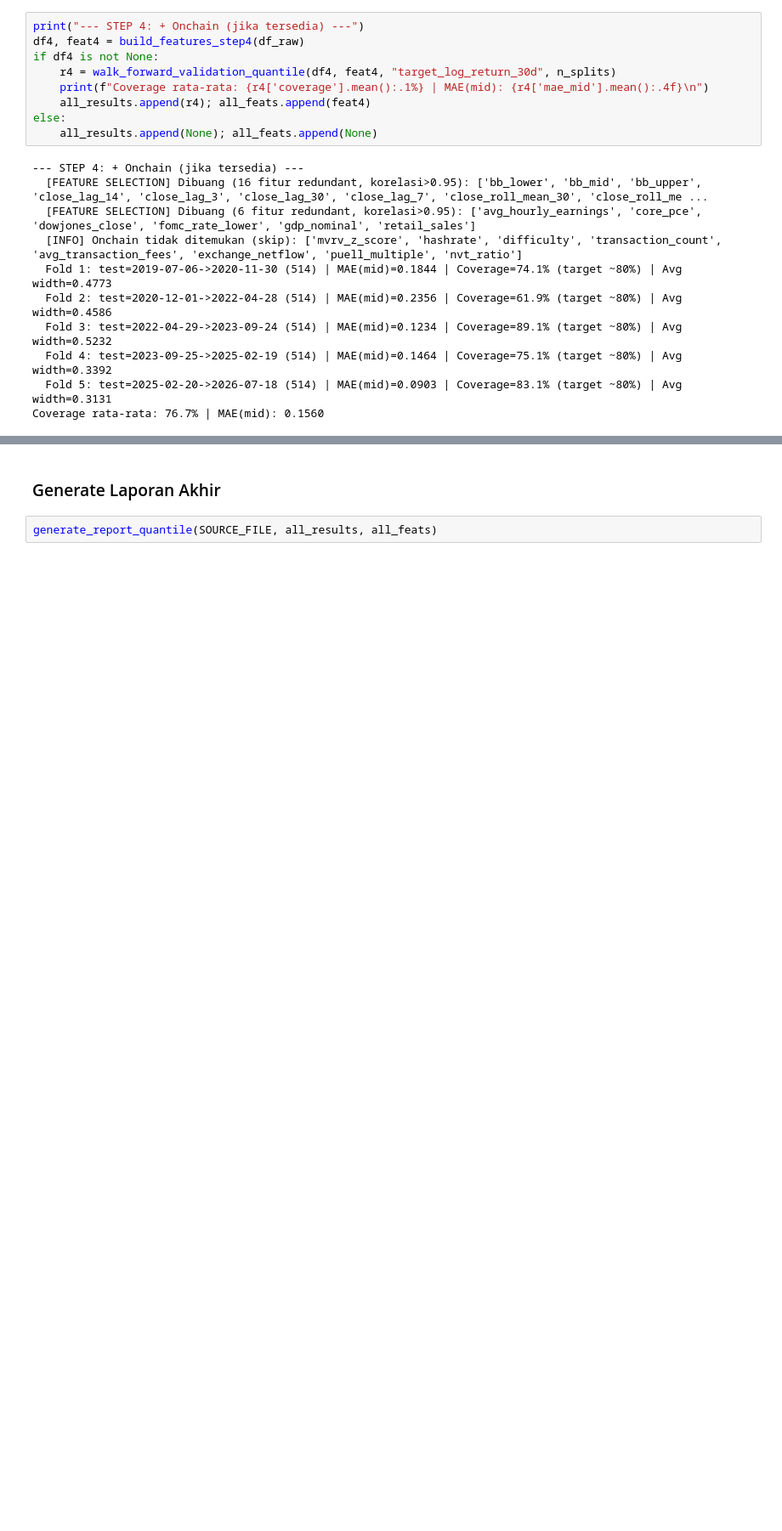
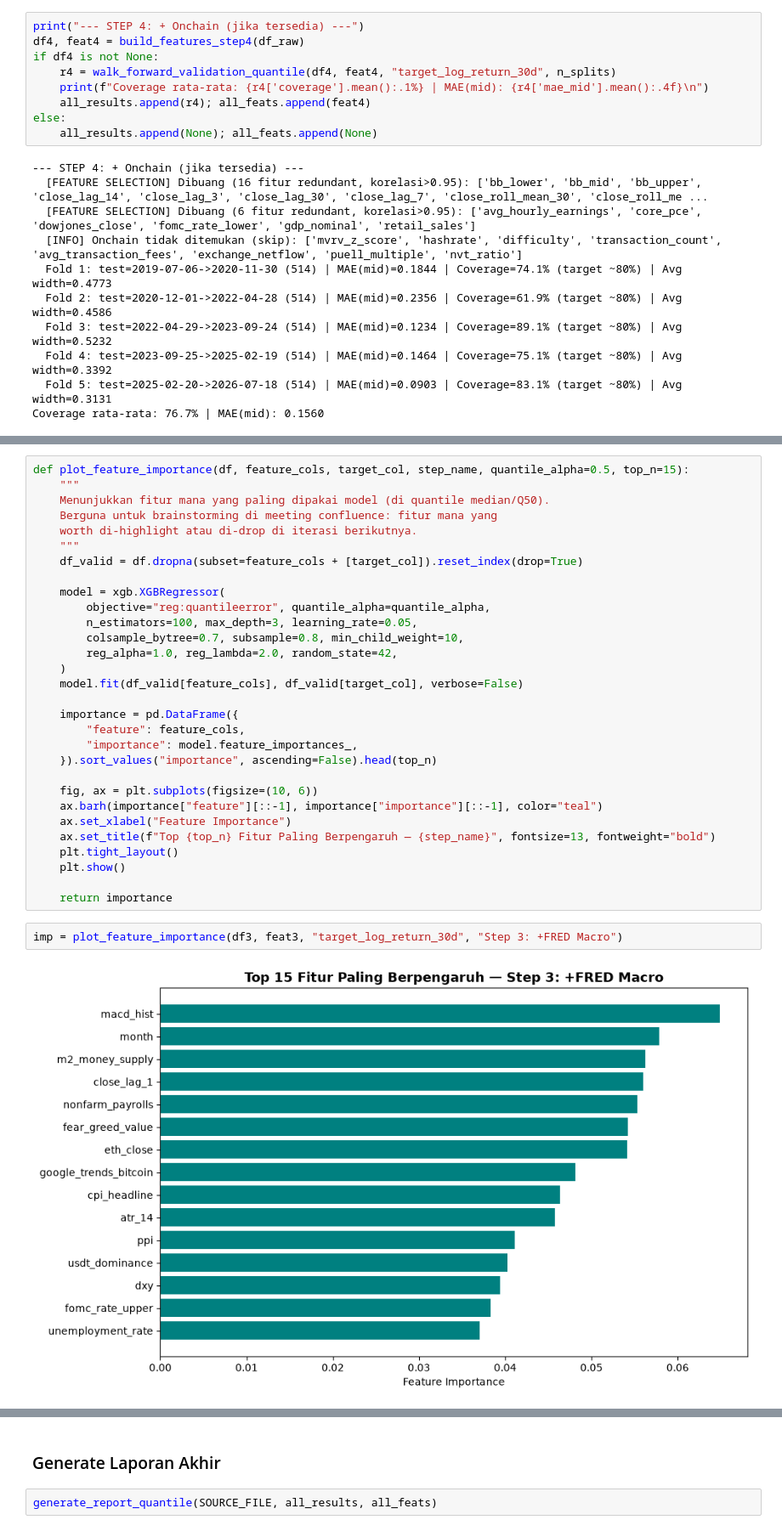
Before and after one commit to christoverhendri/bitcoin-iris, a Jupyter notebook: bitcoin iris/baseline_v3_xgboost_quantile.ipynb, the cells around one changed output, grey strips where cells are left out. Shown at 85% size. Saved outputs shown, nothing was run; the diff lists cells and outputs as text; blank space fills up the shorter version.

```diff
--- a/bitcoin iris/baseline_v3_xgboost_quantile.ipynb
+++ b/bitcoin iris/baseline_v3_xgboost_quantile.ipynb
@@ -490,0 +585,34 @@ Coverage rata-rata: 76.7% | MAE(mid): 0.1560
+# %%
+def plot_feature_importance(df, feature_cols, target_col, step_name, quantile_alpha=0.5, top_n=15):
+    """
+    Menunjukkan fitur mana yang paling dipakai model (di quantile median/Q50).
+    Berguna untuk brainstorming di meeting confluence: fitur mana yang
+    worth di-highlight atau di-drop di iterasi berikutnya.
+    """
+    df_valid = df.dropna(subset=feature_cols + [target_col]).reset_index(drop=True)
+
+    model = xgb.XGBRegressor(
+        objective="reg:quantileerror", quantile_alpha=quantile_alpha,
+        n_estimators=100, max_depth=3, learning_rate=0.05,
+        colsample_bytree=0.7, subsample=0.8, min_child_weight=10,
+        reg_alpha=1.0, reg_lambda=2.0, random_state=42,
+    )
+    model.fit(df_valid[feature_cols], df_valid[target_col], verbose=False)
+
+    importance = pd.DataFrame({
+        "feature": feature_cols,
+        "importance": model.feature_importances_,
+    }).sort_values("importance", ascending=False).head(top_n)
+
+    fig, ax = plt.subplots(figsize=(10, 6))
+    ax.barh(importance["feature"][::-1], importance["importance"][::-1], color="teal")
+    ax.set_xlabel("Feature Importance")
+    ax.set_title(f"Top {top_n} Fitur Paling Berpengaruh — {step_name}", fontsize=13, fontweight="bold")
+    plt.tight_layout()
+    plt.show()
+
+    return importance
+# %%
+imp = plot_feature_importance(df3, feat3, "target_log_return_30d", "Step 3: +FRED Macro")
+# %% [output]
+[figure, added]
```
Also changed, not shown: parts of 6 cells of this notebook.
